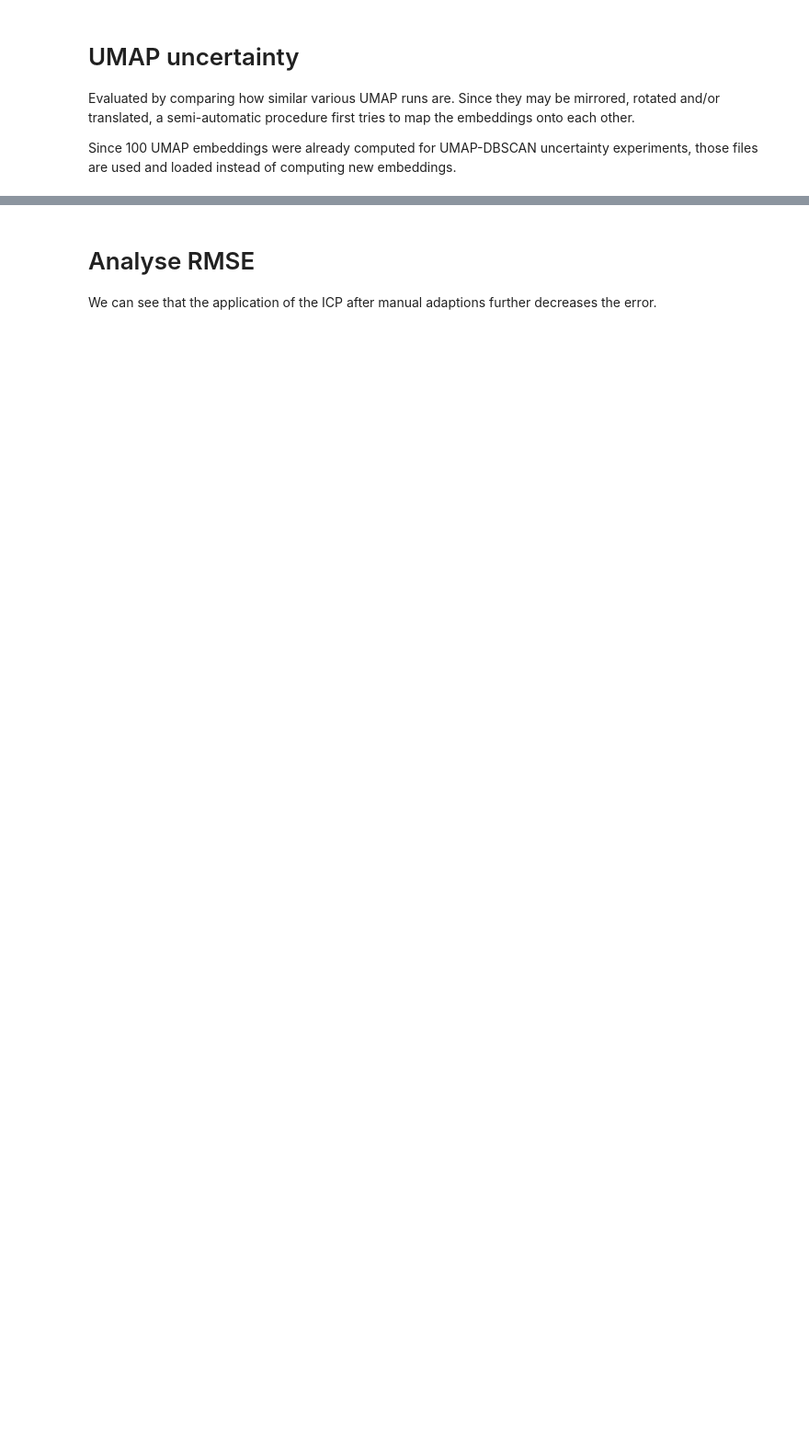
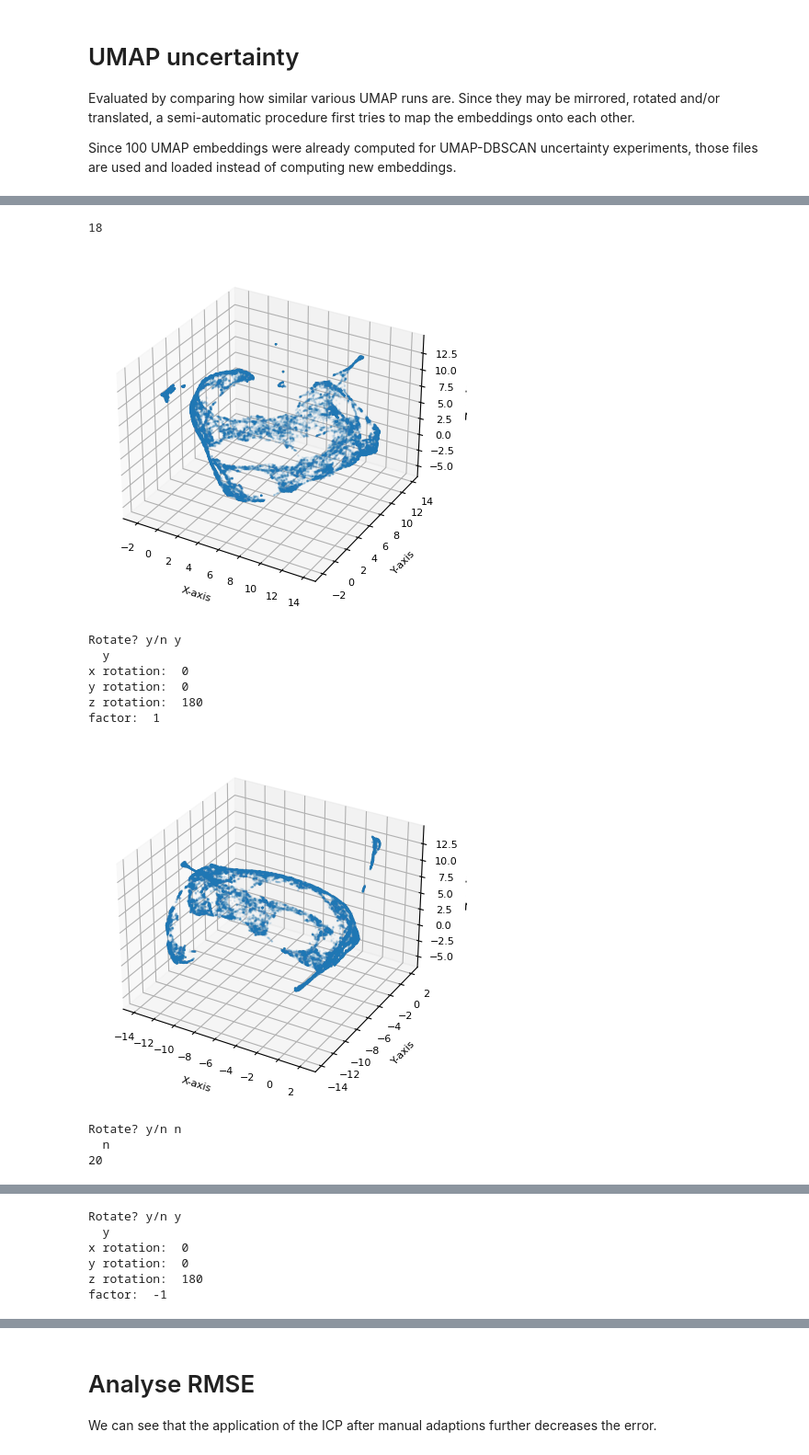
Before and after one commit to y-jenniges/ocean_clustering_and_validation, a Jupyter notebook: uncertainty_experiments/uncertainty_umap.ipynb, the cells around one changed output, grey strips where cells are left out. Shown at 92% size. Saved outputs shown, nothing was run; the diff lists cells and outputs as text; code cells hidden in the pictures; blank space fills up the shorter version.

```diff
--- a/uncertainty_experiments/uncertainty_umap.ipynb
+++ b/uncertainty_experiments/uncertainty_umap.ipynb
@@ -44,0 +52,25 @@ def get_user_input(u):
+# %%
+for i in [18, 20, 35, 36, 38, 40]:
+    print(i)
+    filename = f"{config.output_dir_uncertainty}umap_dbscan_{i}.csv"
+    df = pd.read_csv(filename)
+
+    # Manual rotation + mirroring
+    umap_new = get_user_input(df[umap_cols].to_numpy())
+
+    # Store new result (this will not change overlap since overlap was computed using space-time coordinates, not UMAP coordinates)
+    df[umap_cols] = umap_new
+    df.to_csv(filename, index=False)
+# %% [output]
+18
+[figure, added]
+Rotate? y/n y
+  y
+x rotation:  0
+y rotation:  0
+z rotation:  180
+factor:  1
+[figure, added]
+Rotate? y/n n
+  n
+20
@@ -44,0 +78,6 @@ def get_user_input(u):
+Rotate? y/n y
+  y
+x rotation:  0
+y rotation:  0
+z rotation:  180
+factor:  -1
```
Also changed, not shown: parts of 10 cells of this notebook.
